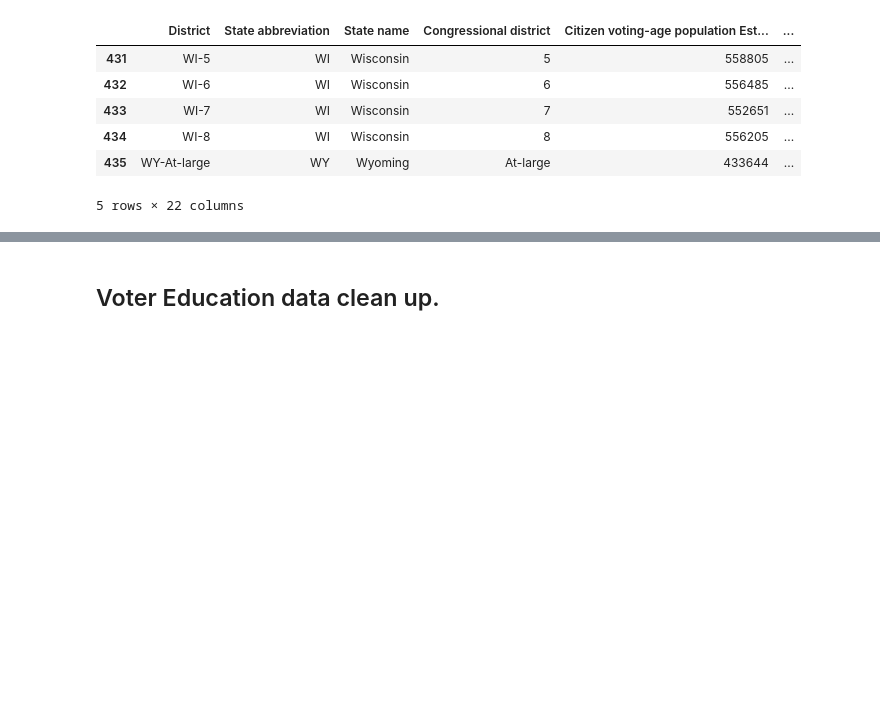
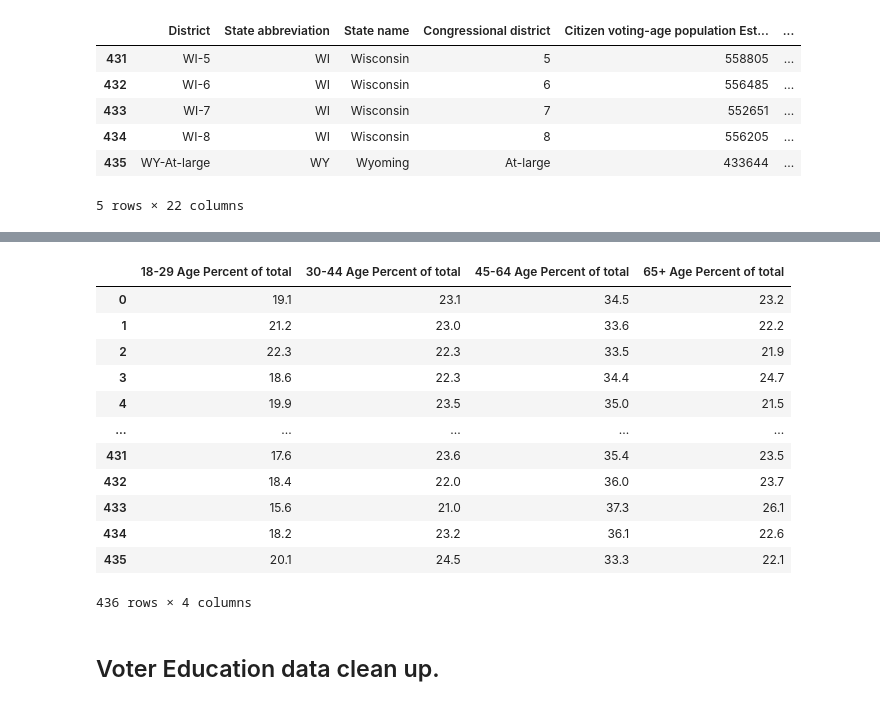
Before and after one commit to tthoang/Reading-Between-the-Gerrymandered-Lines, a Jupyter notebook: notebooks/demographics_eda.ipynb, the cells around one changed output, grey strips where cells are left out. Saved outputs shown, nothing was run; the diff lists cells and outputs as text; code cells hidden in the pictures; blank space fills up the shorter version.

```diff
--- a/notebooks/demographics_eda.ipynb
+++ b/notebooks/demographics_eda.ipynb
@@ -500,3 +506,20 @@ not_empty1.T
+# %%
+not_empty1 = age_percents[age_percents[0] != 0.0]
+not_empty1.T
+# %% [output]
+|  | 18-29 Age Percent of total | 30-44 Age Percent of total | 45-64 Age Percent of total | 65+ Age Percent of total |
+| 0 | 19.1 | 23.1 | 34.5 | 23.2 |
+| 1 | 21.2 | 23.0 | 33.6 | 22.2 |
+| 2 | 22.3 | 22.3 | 33.5 | 21.9 |
+| 3 | 18.6 | 22.3 | 34.4 | 24.7 |
+| 4 | 19.9 | 23.5 | 35.0 | 21.5 |
+| ... | ... | ... | ... | ... |
+| 431 | 17.6 | 23.6 | 35.4 | 23.5 |
+| 432 | 18.4 | 22.0 | 36.0 | 23.7 |
+| 433 | 15.6 | 21.0 | 37.3 | 26.1 |
+| 434 | 18.2 | 23.2 | 36.1 | 22.6 |
+| 435 | 20.1 | 24.5 | 33.3 | 22.1 |
+436 rows × 4 columns
 # %% [markdown]
 ## Voter Education data clean up.
 # %%
```
Also changed, not shown: parts of 48 cells of this notebook.
